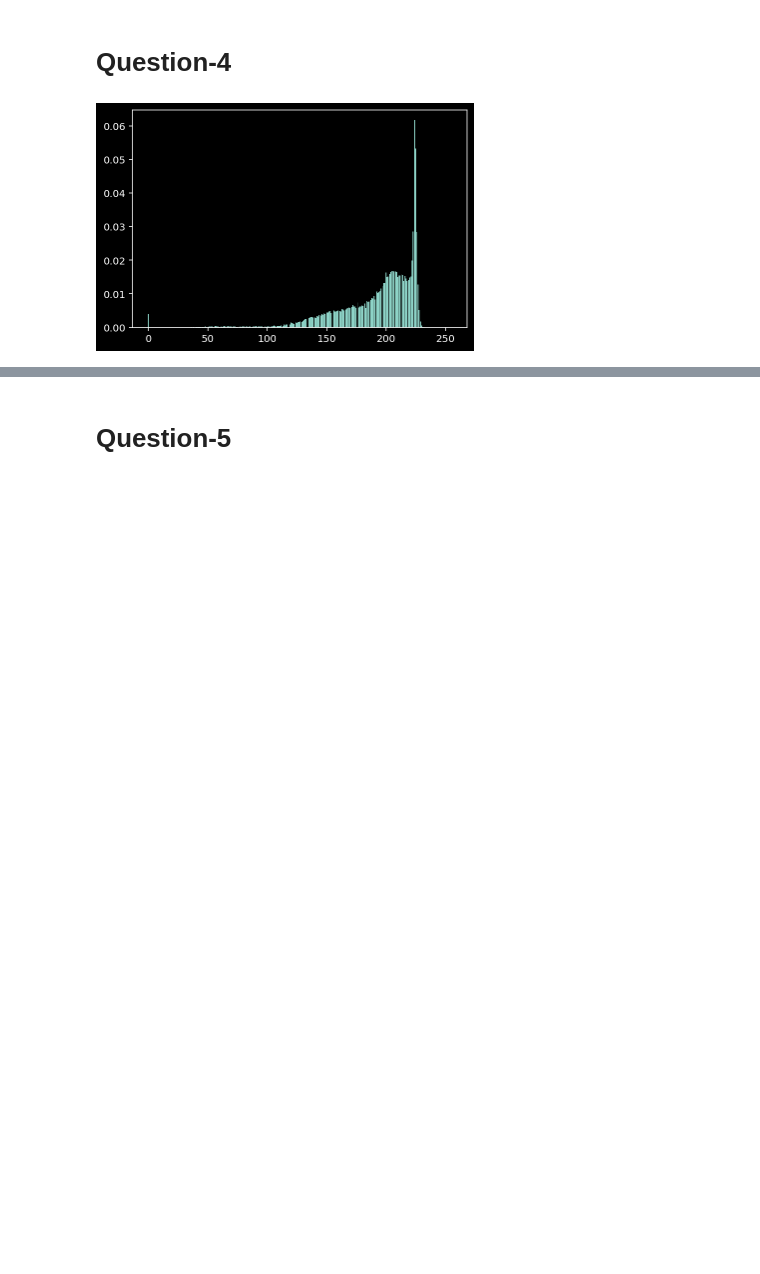
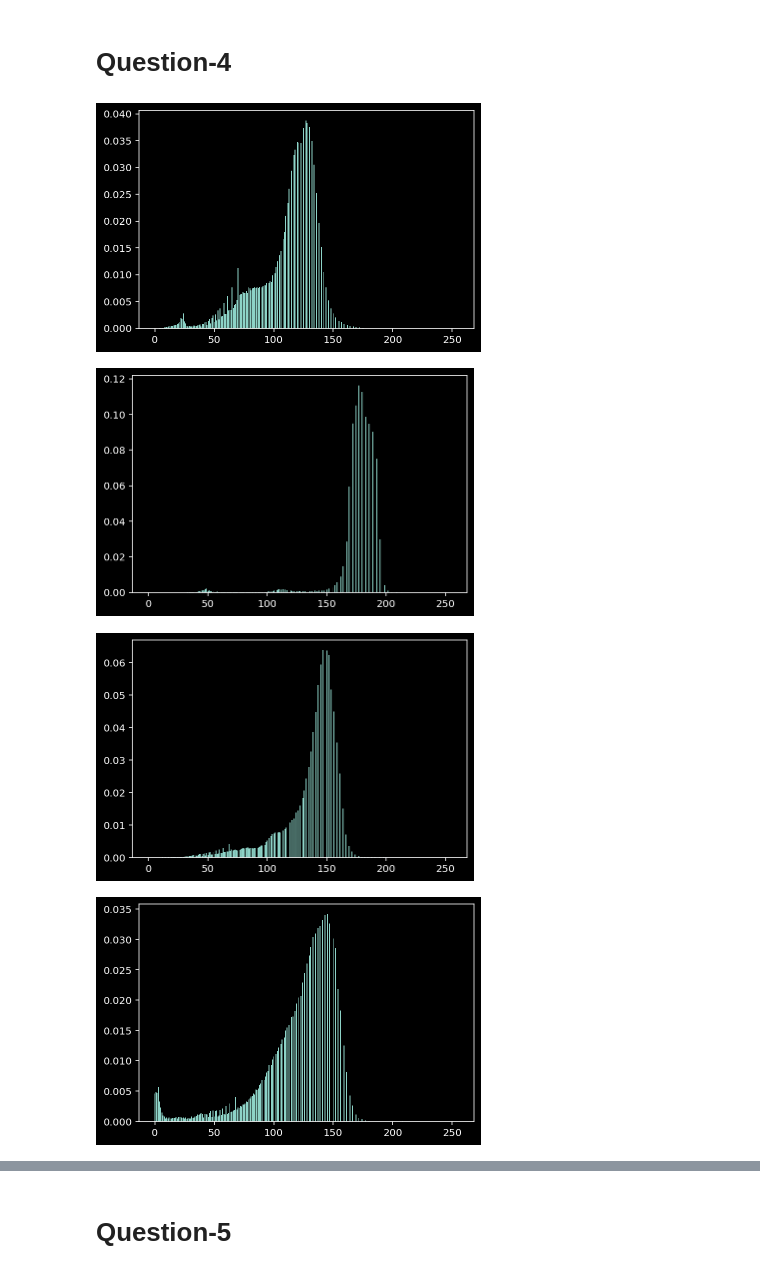
Before and after one commit to cmaspi/AI2100, a Jupyter notebook: assignment-1/ai20btech11006-hw1.ipynb, the cells around one changed output, grey strips where cells are left out. Cells and saved outputs as stored; diff of their text form; code cells hidden in the pictures; blank space fills up the shorter version.

```diff
--- a/assignment-1/ai20btech11006-hw1.ipynb
+++ b/assignment-1/ai20btech11006-hw1.ipynb
@@ -24,22 +24,24 @@ try :
 except:
     raise ValueError("Enter a float")
 
-def unit_ball(p):
+def unit_ball(p, fill=False):
     assert p>=0, "probability shouldn't be less than 0"
     x = np.linspace(-1,1,200)
     y_pos = (1-np.abs(x)**p)**(1/p)
-    y_neg = y_pos.copy()*(-1)
+    y = np.vstack((y_pos,-y_pos)).T
     fig = plt.figure()
     ax = fig.add_subplot(1,1,1)
-    ax.plot(x,y_pos, color='orange')
-    ax.plot(x,y_neg, color='orange',label='$p={}$'.format(p))
+    ax.plot(x,y, color='orange')
     fig.gca().set_aspect('equal')
-    ax.legend(loc='upper right')
+    ax.legend(['$p={}$'.format(p)],loc='upper right')
     ax.set_xlabel('$x_1$')
     ax.set_ylabel('$x_2$')
     ax.margins(0.1)
+    if fill:
+        # ax.fill(x,y_pos,'y')
+        ax.fill(x,y,'y')
     return fig,ax
 
-unit_ball(p)
+unit_ball(p, fill=True)
 plt.show()
 # %% [output]
@@ -56,8 +58,8 @@ It seems clear that the unit ball with $p\geq 1$ is convex
 # %% [markdown]
 ### Non convexity for &nbsp; $0<p<1$
 # %%
-fig, ax = unit_ball(0.5)
-ax.plot([0.6,0],[0,0.6],color='yellow',label='line segment')
+fig, ax = unit_ball(0.5,fill=True)
+ax.plot([0.6,0],[0,0.6],color='indigo',label='line segment')
 ax.legend()
 plt.show()
 # %% [output]
@@ -155,17 +157,23 @@ Maxima is achieved at p=0.5
 # %%
 def normal_hist(img, plot=True):
     arr = np.zeros(256)
     img = img.flatten()
     np.add.at(arr,img,1)  # could be done with generator object, but add.at seems fancier, efficient
     arr = arr/img.shape[0]
     if plot:
         f = plt.figure()
         ax = f.add_subplot(1,1,1)
         ax.bar(np.arange(256),arr)
     return arr, (f,ax) if 'f' in locals() else (None,None)
 
-img = mpimg.imread('misc/5.1.11.tiff')
-count,(fig,ax) = normal_hist(img)
+imgs = ['misc/7.1.0{}.tiff'.format(i) for i in range(1,10)]
+images = [mpimg.imread(img) for img in imgs]
+# count,(fig,ax)
+x = [normal_hist(img) for img in images]
+count = np.array([arr[0] for arr in x])
 plt.show()
 # %% [output]
-[figure, old version]
+[figure, new version]
+[figure, added]
+[figure, added]
+[figure, added]
```
Also changed, not shown: parts of 16 cells of this notebook, 5 other files.
